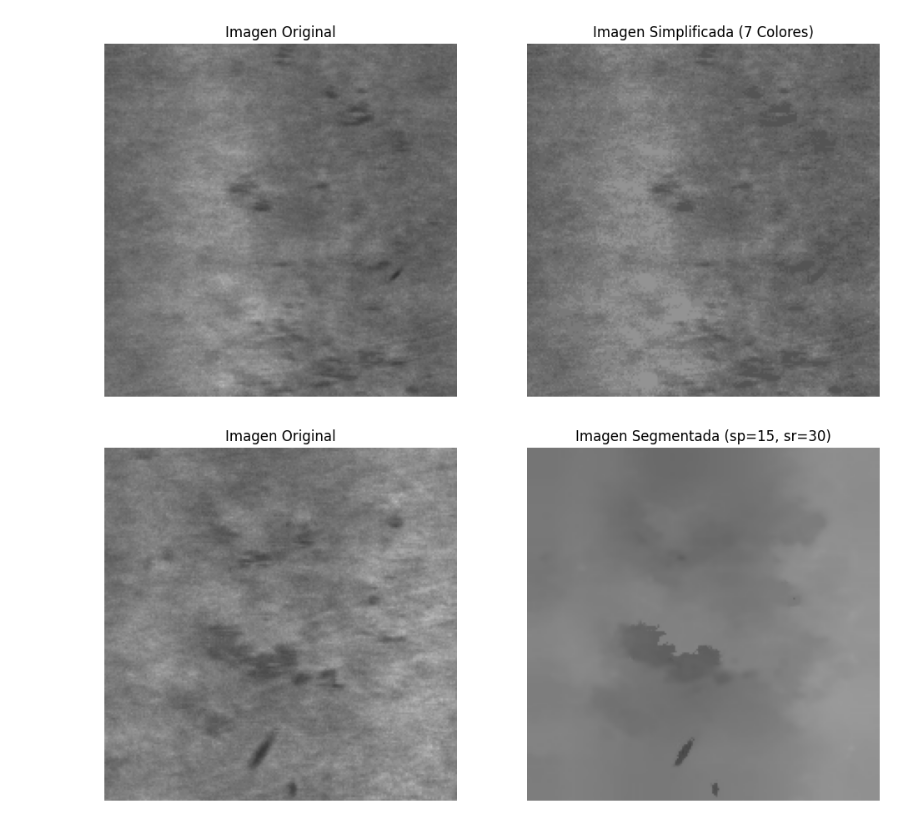
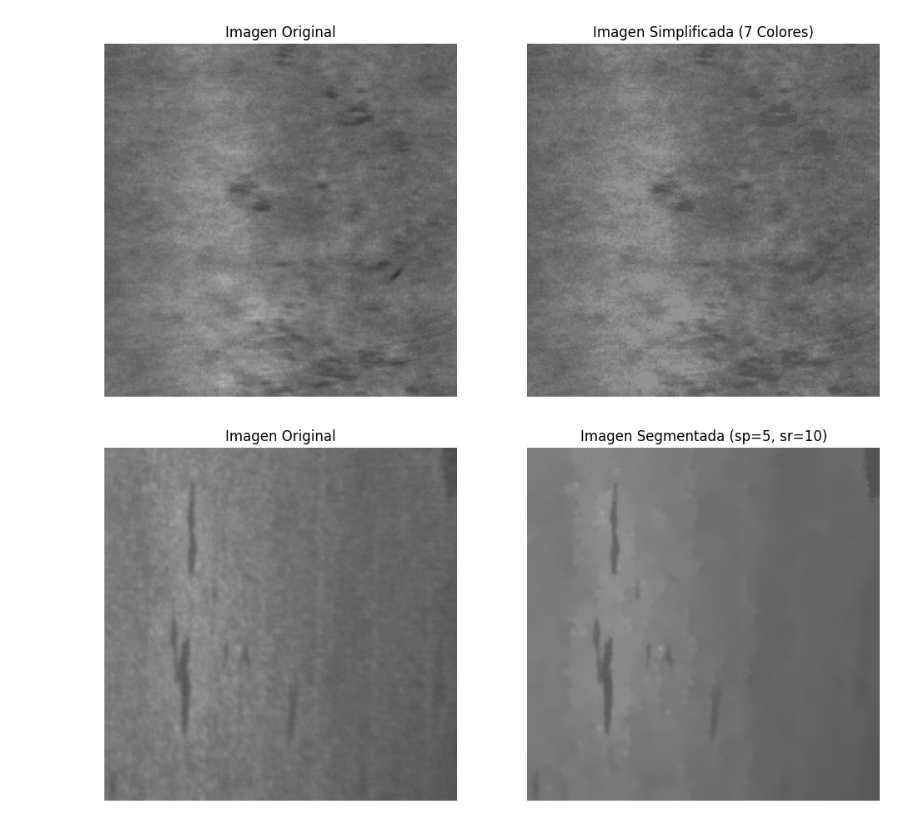
Before and after one commit to Lingfeng555/moe_edging, a Jupyter notebook: ImageTest.ipynb, the cells around one changed output. Drawn from its saved outputs; the diff is of its cells as text; code cells hidden in the pictures.

Commit message:
Ya carga el dataset

```diff
--- a/ImageTest.ipynb
+++ b/ImageTest.ipynb
@@ -134,6 +172,6 @@ mostrar_comparacion_knn("metal_dataset/test/Rolled/RS_102.bmp", num_colores=7)
 # %% [output]
 [figure]
 # %%
-mostrar_comparacion_mean_shift("metal_dataset/test/Rolled/RS_10.bmp", sp=15, sr=30)
+mostrar_comparacion_mean_shift("metal_dataset/test/Inclusion/In_107.bmp", sp=5, sr=10)
 # %% [output]
-[figure, old version]
+[figure, new version]
```
Also changed, not shown: parts of 2 cells of this notebook, 1 other file.
